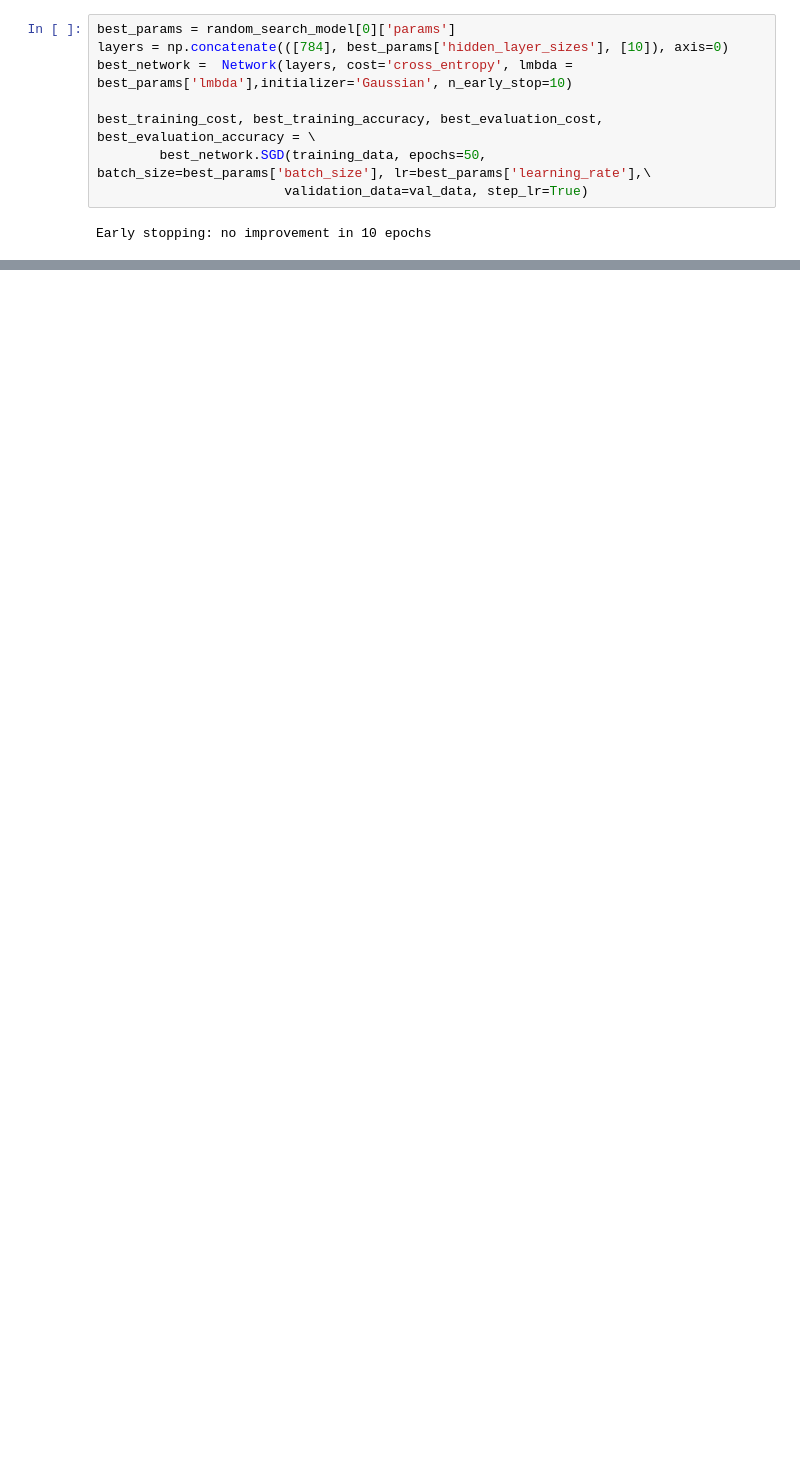
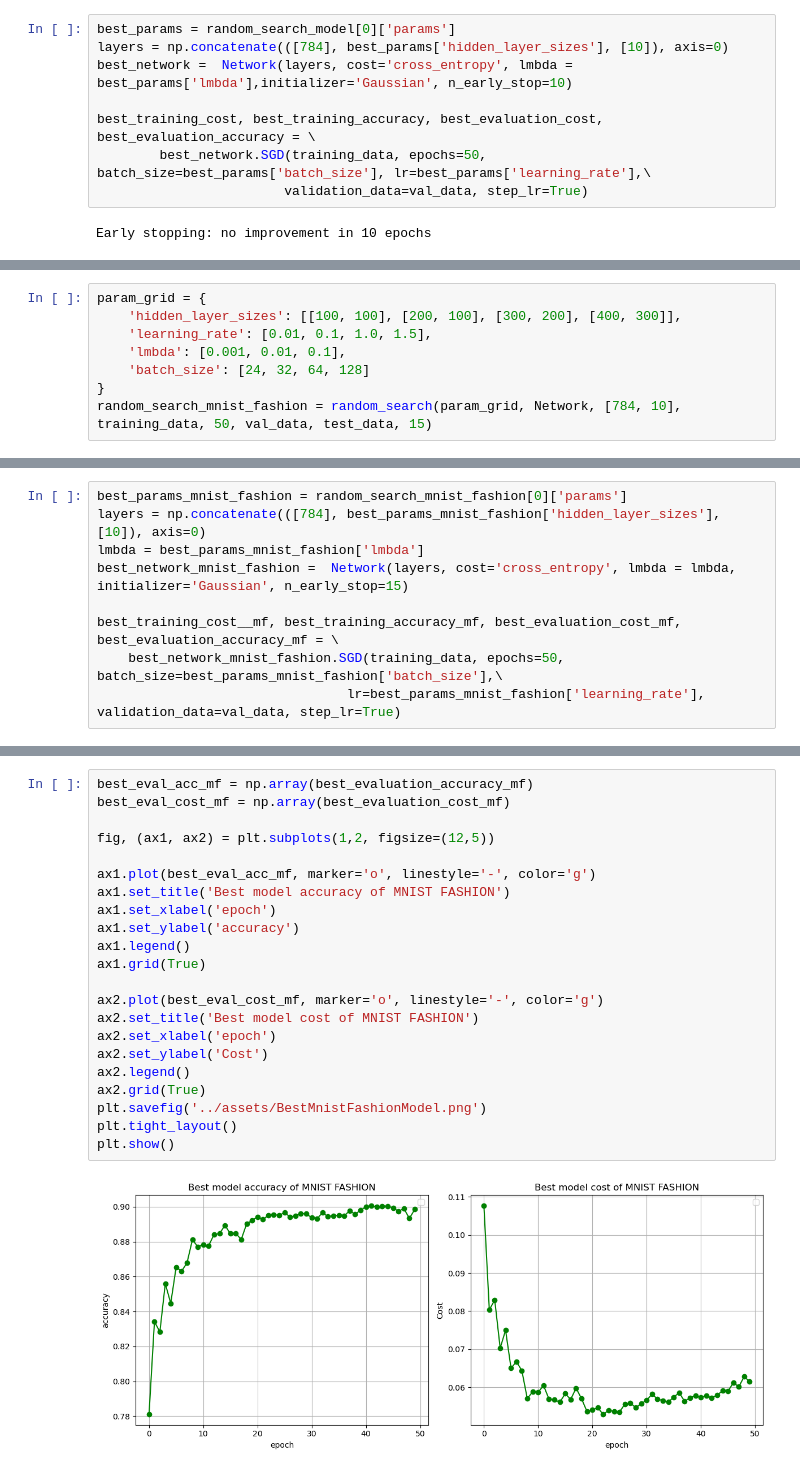
Before and after one commit to Miguel9Angel/Neural-Network, a Jupyter notebook: notebooks/testing_models.ipynb, the cells around one changed output, grey strips where cells are left out. Drawn from its saved outputs; the diff is of its cells as text; blank space fills up the shorter version.

```diff
--- a/notebooks/testing_models.ipynb
+++ b/notebooks/testing_models.ipynb
@@ -380,0 +457,8 @@ plt.show()
+# %%
+param_grid = {
+    'hidden_layer_sizes': [[100, 100], [200, 100], [300, 200], [400, 300]],
+    'learning_rate': [0.01, 0.1, 1.0, 1.5],
+    'lmbda': [0.001, 0.01, 0.1],
+    'batch_size': [24, 32, 64, 128]
+}
+random_search_mnist_fashion = random_search(param_grid, Network, [784, 10], training_data, 50, val_data, test_data, 15)
@@ -380,0 +478,9 @@ plt.show()
+# %%
+best_params_mnist_fashion = random_search_mnist_fashion[0]['params']
+layers = np.concatenate(([784], best_params_mnist_fashion['hidden_layer_sizes'], [10]), axis=0)
+lmbda = best_params_mnist_fashion['lmbda']
+best_network_mnist_fashion =  Network(layers, cost='cross_entropy', lmbda = lmbda, initializer='Gaussian', n_early_stop=15)
+
+best_training_cost__mf, best_training_accuracy_mf, best_evaluation_cost_mf, best_evaluation_accuracy_mf = \
+    best_network_mnist_fashion.SGD(training_data, epochs=50, batch_size=best_params_mnist_fashion['batch_size'],\
+                                lr=best_params_mnist_fashion['learning_rate'], validation_data=val_data, step_lr=True)
@@ -380,0 +494,24 @@ plt.show()
+# %%
+best_eval_acc_mf = np.array(best_evaluation_accuracy_mf)
+best_eval_cost_mf = np.array(best_evaluation_cost_mf)
+
+fig, (ax1, ax2) = plt.subplots(1,2, figsize=(12,5))
+
+ax1.plot(best_eval_acc_mf, marker='o', linestyle='-', color='g')
+ax1.set_title('Best model accuracy of MNIST FASHION')
+ax1.set_xlabel('epoch')
+ax1.set_ylabel('accuracy')
+ax1.legend()
+ax1.grid(True)
+
+ax2.plot(best_eval_cost_mf, marker='o', linestyle='-', color='g')
+ax2.set_title('Best model cost of MNIST FASHION')
+ax2.set_xlabel('epoch')
+ax2.set_ylabel('Cost')
+ax2.legend()
+ax2.grid(True)
+plt.savefig('../assets/BestMnistFashionModel.png')
+plt.tight_layout()
+plt.show()
+# %% [output]
+[figure, added]
```
Also changed, not shown: parts of 30 cells of this notebook, 12 other files.
